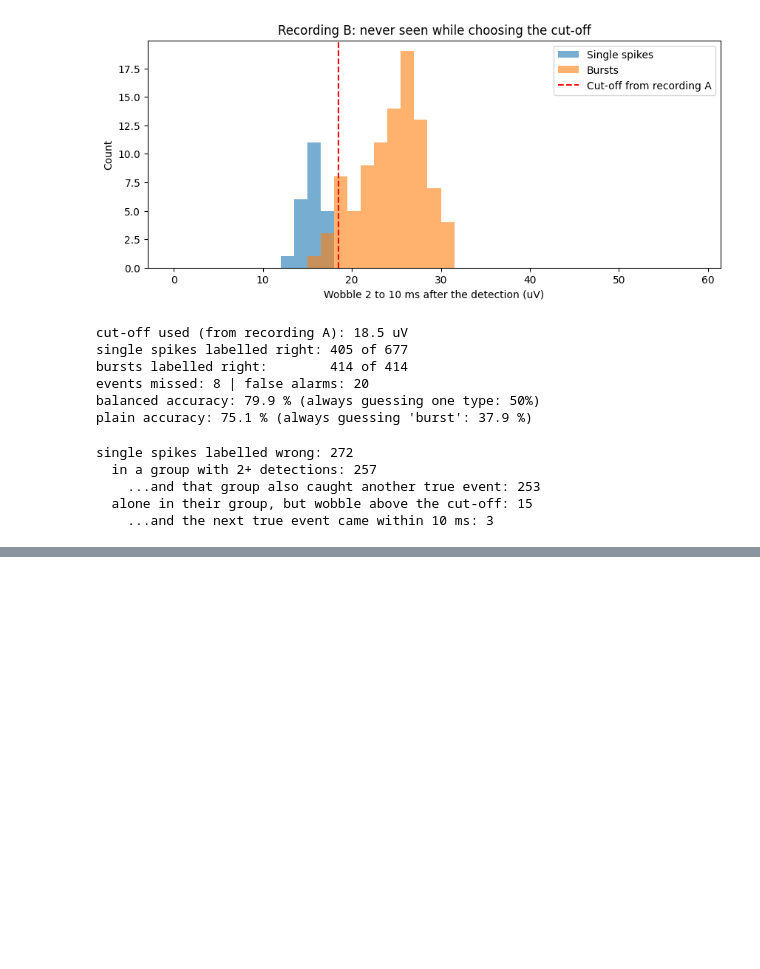
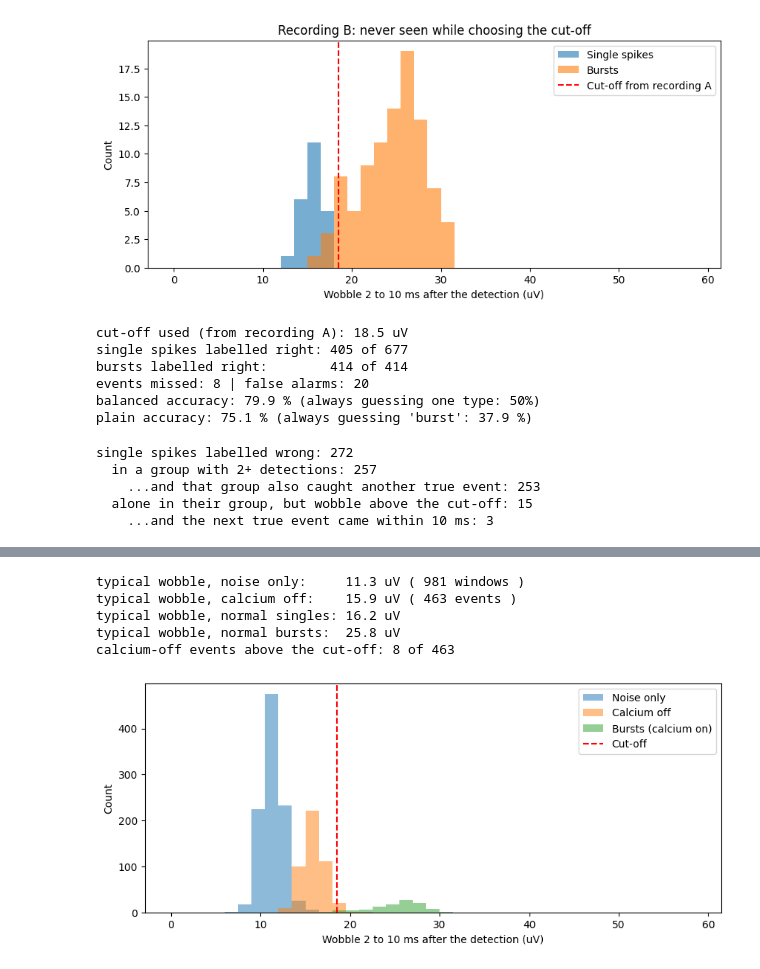
Before and after one commit to Parineeta98/Neural_Recording_Chain, a Jupyter notebook: notebooks/06_burst_label.ipynb, the cells around one changed output, grey strips where cells are left out. Cells and saved outputs as stored; diff of their text form; code cells hidden in the pictures; blank space fills up the shorter version.

Commit message:
Add calcium-off control for the burst wobble

```diff
--- a/notebooks/06_burst_label.ipynb
+++ b/notebooks/06_burst_label.ipynb
@@ -333,0 +364,62 @@ single spikes labelled wrong: 272
+# %%
+# the calcium-off recording, through the same chip as recording A
+data_n = np.load("../data/processed/simulation_60s_no_calcium.npz")
+time_n = data_n["time_ms"]
+n_samples_n = len(data_n["v_electrode_uV"])
+
+recording_n = (data_n["v_electrode_uV"] + thermal_noise_uV(n_samples_n, dt_ms=0.05)
+               + background_noise_uV(n_samples_n, dt_ms=0.05) + slow_wave_uV(n_samples_n, dt_ms=0.05))
+filtered_n = bandpass_filter(recording_n, dt_ms=0.05)
+chip_signal_n, step_uV = digitise(filtered_n, n_bits=8, input_range_uV=500.0)
+detections_n, threshold_uV = detect_spikes(chip_signal_n, time_n, threshold_factor=4.5, min_gap_ms=3.0)
+detected_events_n = group_into_events(detections_n)
+
+# wobble after each calcium-off event that the chip saw as one detection
+event_times_n = data_n["event_times"]
+matches_n = match_true_events(event_times_n, detected_events_n)
+no_calcium_wobbles = []
+for i in range(len(event_times_n)):
+    if matches_n[i] == -1:
+        continue
+    detected_event = detected_events_n[matches_n[i]]
+    if len(detected_event) == 1:
+        no_calcium_wobbles.append(wobble_after(chip_signal_n, time_n, detected_event[0]))
+
+# noise floor: windows in recording A with no event within 30 ms
+noise_wobbles = []
+for window_time in np.arange(100, 59900, 50):
+    far_from_events = True
+    for event_time in event_times_a:
+        if abs(event_time - window_time) < 30:
+            far_from_events = False
+    if far_from_events:
+        noise_wobbles.append(wobble_after(chip_signal_a, time_a, window_time))
+
+print("typical wobble, noise only:    ", round(np.median(noise_wobbles), 1), "uV (", len(noise_wobbles), "windows )")
+print("typical wobble, calcium off:   ", round(np.median(no_calcium_wobbles), 1), "uV (", len(no_calcium_wobbles), "events )")
+print("typical wobble, normal singles:", round(np.median(single_wobbles), 1), "uV")
+print("typical wobble, normal bursts: ", round(np.median(burst_wobbles), 1), "uV")
+
+calcium_off_above_cutoff = 0
+for wobble in no_calcium_wobbles:
+    if wobble >= best_cutoff:
+        calcium_off_above_cutoff = calcium_off_above_cutoff + 1
+print("calcium-off events above the cut-off:", calcium_off_above_cutoff, "of", len(no_calcium_wobbles))
+
+fig, ax = plt.subplots(figsize=(10, 4))
+bins = np.arange(0, 60, 1.5)
+ax.hist(noise_wobbles, bins=bins, alpha=0.5, label="Noise only")
+ax.hist(no_calcium_wobbles, bins=bins, alpha=0.5, label="Calcium off")
+ax.hist(burst_wobbles, bins=bins, alpha=0.5, label="Bursts (calcium on)")
+ax.axvline(best_cutoff, color="red", linestyle="--", label="Cut-off")
+ax.set_xlabel("Wobble 2 to 10 ms after the detection (uV)")
+ax.set_ylabel("Count")
+ax.legend()
+plt.show()
+# %% [output]
+typical wobble, noise only:     11.3 uV ( 981 windows )
+typical wobble, calcium off:    15.9 uV ( 463 events )
+typical wobble, normal singles: 16.2 uV
+typical wobble, normal bursts:  25.8 uV
+calcium-off events above the cut-off: 8 of 463
+[figure, added]
```
Also changed, not shown: parts of 1 cell of this notebook.
